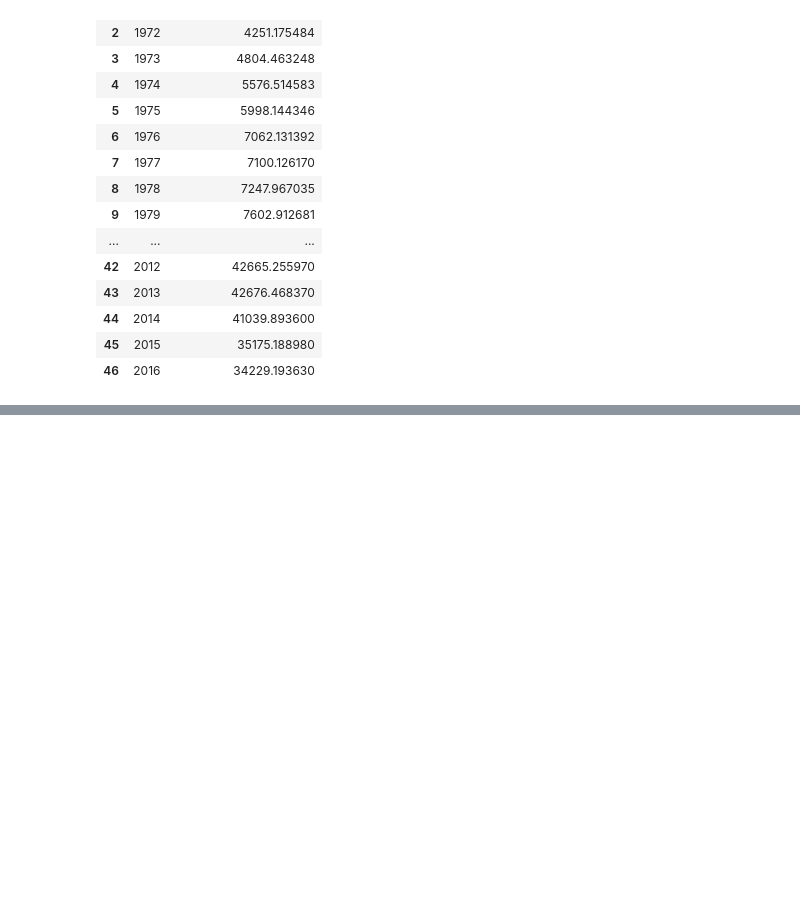
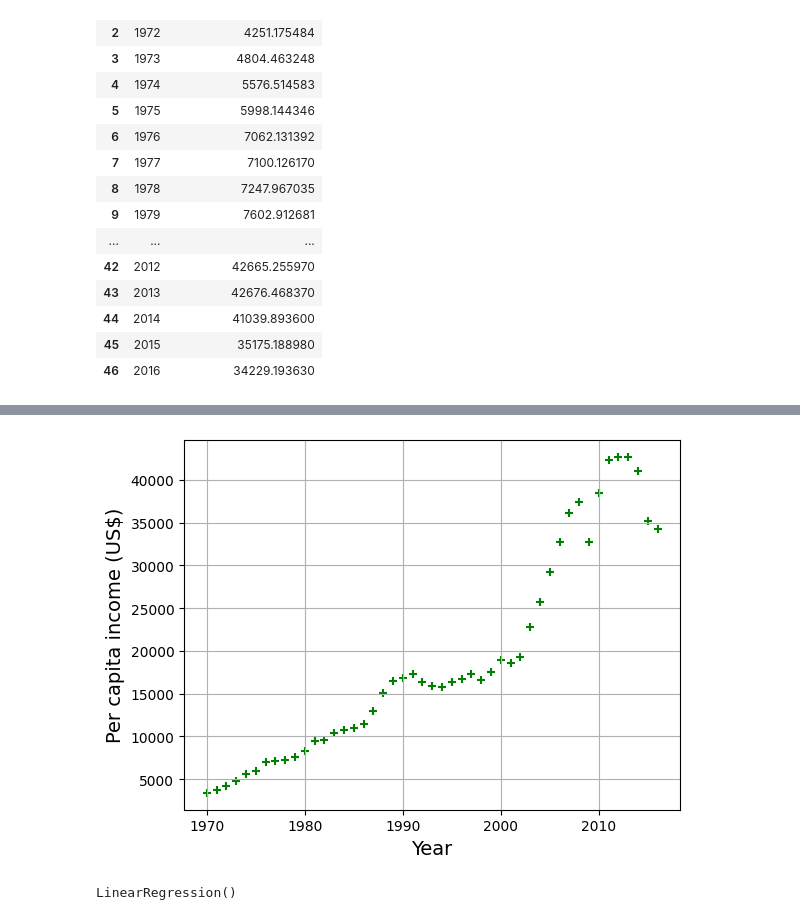
Before and after one commit to raaakibul/Machine-Learning, a Jupyter notebook: Linear-Regression/Excercise-Canada-per-capita-income/canada-per-capita.ipynb, the cells around one changed output, grey strips where cells are left out. Saved outputs shown, nothing was run; the diff lists cells and outputs as text; code cells hidden in the pictures; blank space fills up the shorter version.

Commit message:
canada per capita prediction model and code done

```diff
--- a/Linear-Regression/Excercise-Canada-per-capita-income/canada-per-capita.ipynb
+++ b/Linear-Regression/Excercise-Canada-per-capita-income/canada-per-capita.ipynb
@@ -31,0 +76,9 @@ AttributeError: 'DataFrame' object has no attribute 'income'
+# %%
+%matplotlib inline
+plt.scatter(df['year'], df['per capita income (US$)'], color='green', marker='+')
+plt.xlabel("Year", fontsize=14)
+plt.ylabel("Per capita income (US$)", fontsize=14)
+plt.grid(True)
+plt.show()
+# %% [output]
+[figure, added]
@@ -31,0 +87,4 @@ AttributeError: 'DataFrame' object has no attribute 'income'
+# %%
+reg
+# %% [output]
+LinearRegression()
```
Also changed, not shown: parts of 11 cells of this notebook.
